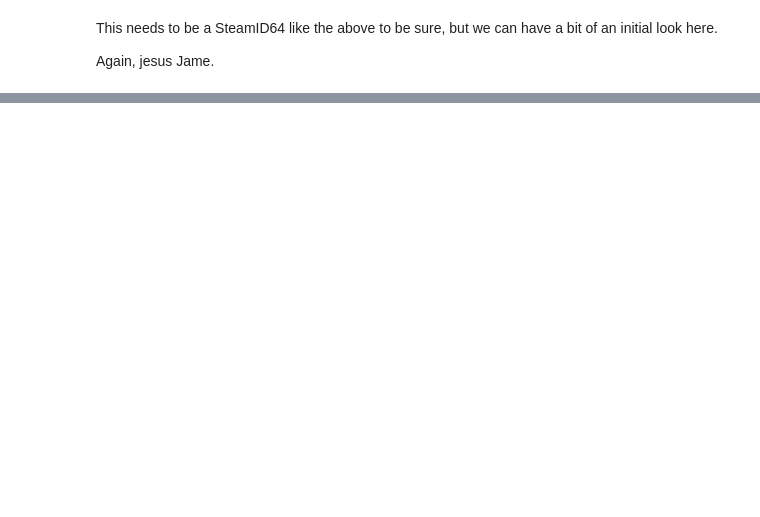
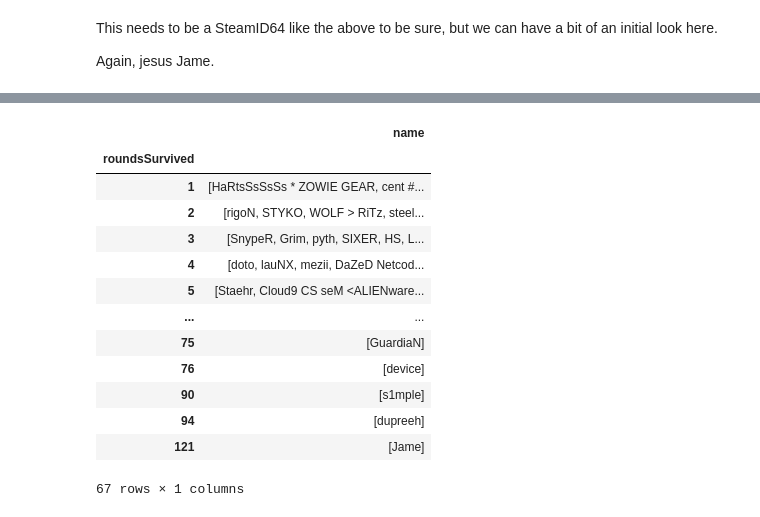
Before and after one commit to bevan-philip/have-cs-rounds-become-slower, a Jupyter notebook: analysis.ipynb, the cells around one changed output, grey strips where cells are left out. Drawn from its saved outputs; the diff is of its cells as text; code cells hidden in the pictures; blank space fills up the shorter version.

```diff
--- a/analysis.ipynb
+++ b/analysis.ipynb
@@ -172,3 +168,20 @@ csgo_df.survivingPlayers.explode().value_counts().to_frame().reset_index(names="
+# %%
+t[['name', 'roundsSurvived']].groupby('roundsSurvived').agg(list)
+# %% [output]
+|  | name |
+| roundsSurvived |  |
+| 1 | [HaRtsSsSsSs * ZOWIE GEAR, cent #... |
+| 2 | [rigoN, STYKO, WOLF > RiTz, steel... |
+| 3 | [SnypeR, Grim, pyth, SIXER, HS, L... |
+| 4 | [doto, lauNX, mezii, DaZeD Netcod... |
+| 5 | [Staehr, Cloud9 CS seM <ALIENware... |
+| ... | ... |
+| 75 | [GuardiaN] |
+| 76 | [device] |
+| 90 | [s1mple] |
+| 94 | [dupreeh] |
+| 121 | [Jame] |
+67 rows × 1 columns
 # %%
 csgo_df['heTicks'] = csgo_df.heTicks.apply(lambda x: sorted(map(int, x[1:-1].split(','))) if x != "null" else [])
 csgo_df['heTicksRelative'] = csgo_df.apply(lambda x: [y-x.startTick for y in x.heTicks ], axis=1)
```
Also changed, not shown: parts of 8 cells of this notebook.
